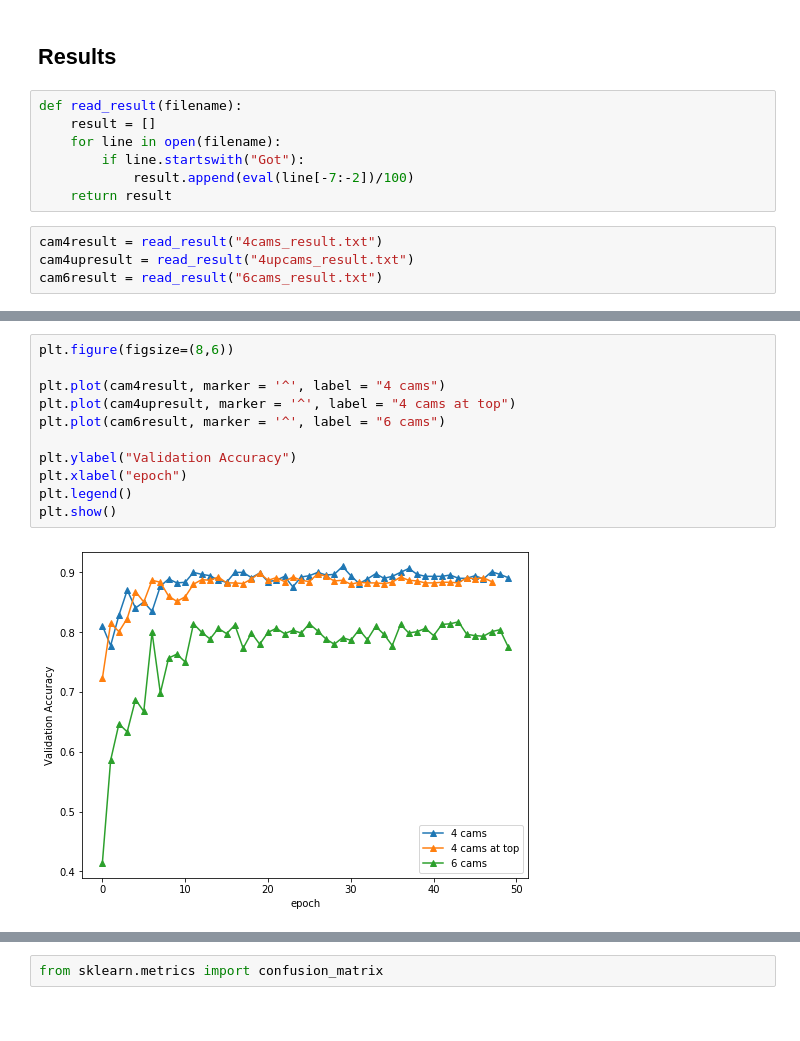
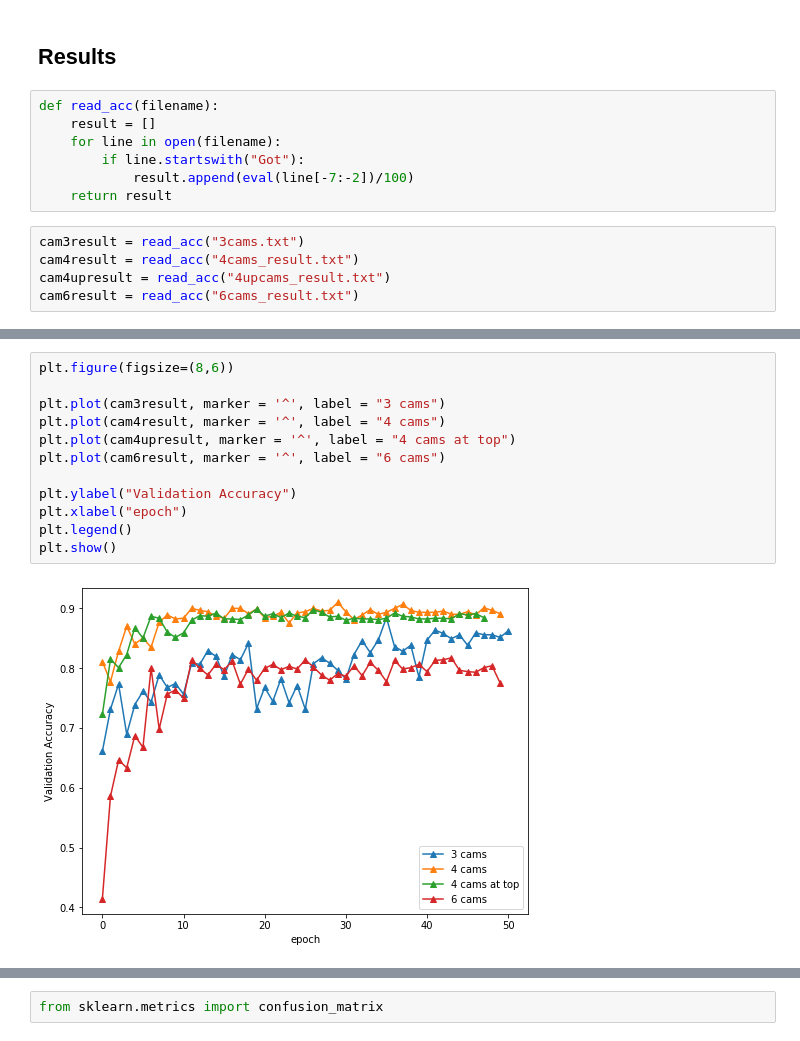
Before and after one commit to Tinameow/175PointCloud, a Jupyter notebook: 2D_approach/2D_approach.ipynb, the cells around one changed output, grey strips where cells are left out. Saved outputs shown, nothing was run; the diff lists cells and outputs as text.

```diff
--- a/2D_approach/2D_approach.ipynb
+++ b/2D_approach/2D_approach.ipynb
@@ -537,13 +540,14 @@ valid_loader = DataLoader(dataset=valid_ds, batch_size=64)
 # %% [markdown]
 ## Results
 # %%
-def read_result(filename):
+def read_acc(filename):
     result = []
     for line in open(filename):
         if line.startswith("Got"):
             result.append(eval(line[-7:-2])/100)
     return result
 # %%
-cam4result = read_result("4cams_result.txt")
-cam4upresult = read_result("4upcams_result.txt")
-cam6result = read_result("6cams_result.txt")
+cam3result = read_acc("3cams.txt")
+cam4result = read_acc("4cams_result.txt")
+cam4upresult = read_acc("4upcams_result.txt")
+cam6result = read_acc("6cams_result.txt")
@@ -590,13 +554,14 @@ KeyboardInterrupt:
 # %%
 plt.figure(figsize=(8,6))
 
+plt.plot(cam3result, marker = '^', label = "3 cams")
 plt.plot(cam4result, marker = '^', label = "4 cams")
 plt.plot(cam4upresult, marker = '^', label = "4 cams at top")
 plt.plot(cam6result, marker = '^', label = "6 cams")
 
 plt.ylabel("Validation Accuracy")
 plt.xlabel("epoch")
 plt.legend()
 plt.show()
 # %% [output]
-[figure, old version]
+[figure, new version]
```
Also changed, not shown: parts of 20 cells of this notebook.
